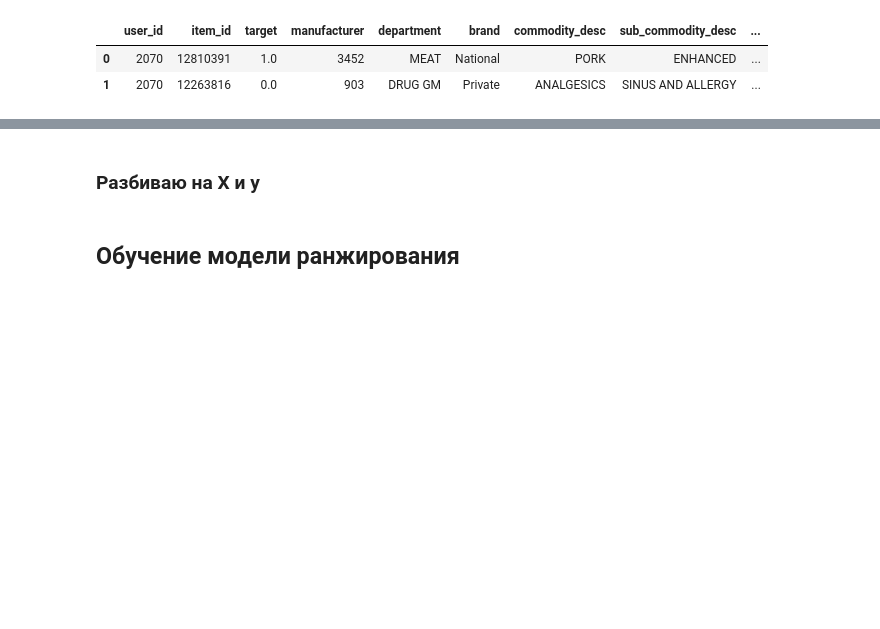
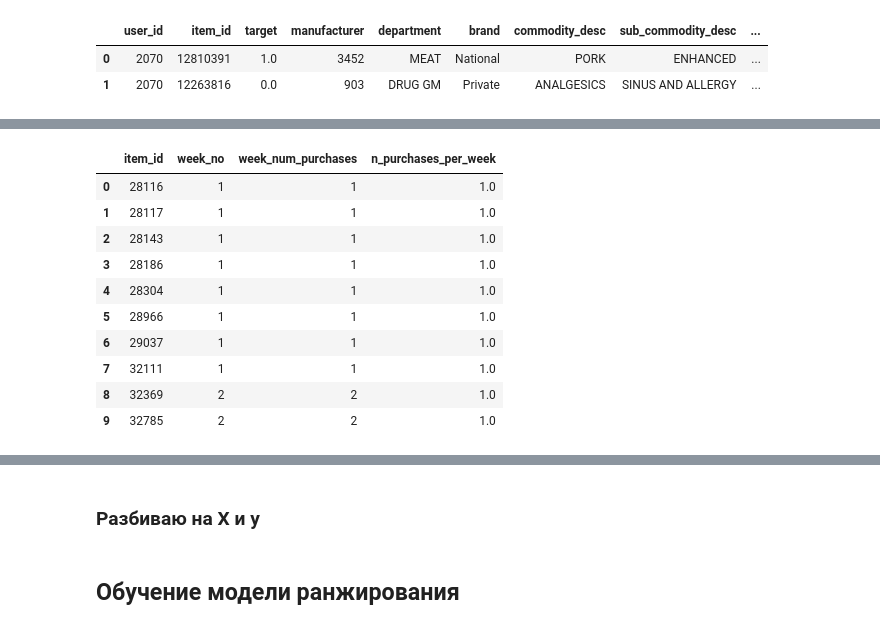
Before and after one commit to AntonyVasilev/Recommendations-systems, a Jupyter notebook: HW_webinar_6_AVasilev.ipynb, the cells around one changed output, grey strips where cells are left out. Saved outputs shown, nothing was run; the diff lists cells and outputs as text; code cells hidden in the pictures; blank space fills up the shorter version.

```diff
--- a/HW_webinar_6_AVasilev.ipynb
+++ b/HW_webinar_6_AVasilev.ipynb
@@ -523,0 +566,4 @@ df_ranker_train.head(2)
+# %%
+num_purchases_by_week = data_train_ranker.groupby(by=['item_id', 'week_no'])['basket_id'].nunique().reset_index()
+num_purchases_by_week.rename(columns={'basket_id': 'week_num_purchases'}, inplace=True)
+num_purchases_by_week
@@ -523,0 +584,18 @@ df_ranker_train.head(2)
+# %%
+week_purchases_df = num_purchases_by_week.groupby(by='item_id').agg({'week_no': 'count',
+                                                 'week_num_purchases': 'sum'}).reset_index()
+week_purchases_df['n_purchases_per_week'] = \
+    mean_purchases_by_week.week_num_purchases / mean_purchases_by_week.week_no
+week_purchases_df.head(10)
+# %% [output]
+|  | item_id | week_no | week_num_purchases | n_purchases_per_week |
+| 0 | 28116 | 1 | 1 | 1.0 |
+| 1 | 28117 | 1 | 1 | 1.0 |
+| 2 | 28143 | 1 | 1 | 1.0 |
+| 3 | 28186 | 1 | 1 | 1.0 |
+| 4 | 28304 | 1 | 1 | 1.0 |
+| 5 | 28966 | 1 | 1 | 1.0 |
+| 6 | 29037 | 1 | 1 | 1.0 |
+| 7 | 32111 | 1 | 1 | 1.0 |
+| 8 | 32369 | 2 | 2 | 1.0 |
+| 9 | 32785 | 2 | 2 | 1.0 |
```
Also changed, not shown: parts of 28 cells of this notebook.
